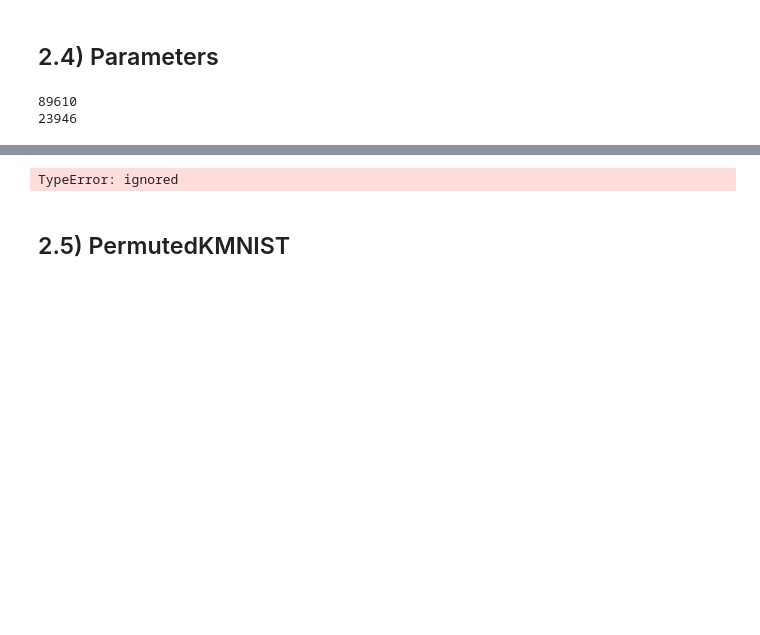
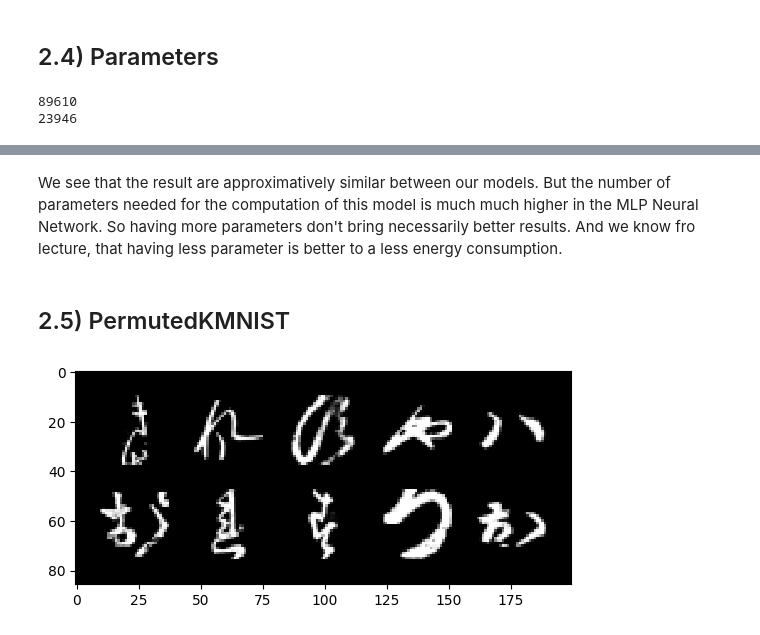
Before and after one commit to fpalmisa/FundamentalLearningEPFL, a Jupyter notebook: Homework 3/Homework3.ipynb, the cells around one changed output, grey strips where cells are left out. Saved outputs shown, nothing was run; the diff lists cells and outputs as text; code cells hidden in the pictures; blank space fills up the shorter version.

```diff
--- a/Homework 3/Homework3.ipynb
+++ b/Homework 3/Homework3.ipynb
@@ -704,6 +720,4 @@ print(len(integer_values))
-# %%
-df = pd.DataFrame(accuracies, index = models, columns = ['Accuracy'])
-# %% [output]
-TypeError: ignored
+# %% [markdown]
+We see that the result are approximatively similar between our models. But the number of parameters needed for the computation of this model is much much higher in the MLP Neural Network. So having more parameters don't bring necessarily better results. And we know fro lecture, that having less parameter is better to a less energy consumption.
 # %% [markdown]
 ## 2.5) PermutedKMNIST
@@ -709,0 +735,53 @@ TypeError: ignored
+# %%
+transform_permuted = T.Compose([T.ToTensor(), RandomPermutation(28*28)])
+
+# load the train dataset
+train_permuted_dataset = torchvision.datasets.KMNIST(
+    root='./data/',
+    train=True,
+    download=True,
+    transform=transform_permuted)
+
+# load the test dataset
+test_permuted_dataset = torchvision.datasets.KMNIST(
+    root='./data/',
+    train=False,
+    download=True,
+    transform=transform_permuted)
+
+# Create the validation dataset from the train dataset
+train_permuted_dataset, val_permuted_dataset = torch.utils.data.random_split(train_permuted_dataset, [50000, 10000])
+# %%
+# construct the dataloader for the traininig dataset.
+# Here we shuffle the data to promote stochasticity.
+train_permuted_dataloader = torch.utils.data.DataLoader(
+    dataset=train_permuted_dataset,
+    batch_size=BATCH_SIZE,
+    shuffle=True,
+    num_workers=2)
+
+
+# Construct the dataloader for the testing dataset.
+test_permuted_dataloader = torch.utils.data.DataLoader(
+    dataset=test_permuted_dataset,
+    batch_size=TEST_BATCH_SIZE,
+    shuffle=False,
+    num_workers=2)
+
+validation_permuted_dataloader = torch.utils.data.DataLoader(
+    dataset=val_permuted_dataset,
+    batch_size=TEST_BATCH_SIZE,
+    shuffle=False,
+    num_workers=2)
+
+# Get the first 10 images of the train dataset. Hint: use next(), iter()
+images = next(iter(train_dataloader))[0][:10]
+grid = torchvision.utils.make_grid(images, nrow=5, padding=10)
+
+def show(img):
+    npimg = img.numpy()
+    plt.imshow(np.transpose(npimg, (1,2,0)), interpolation='nearest')
+
+show(grid)
+# %% [output]
+[figure, added]
```
Also changed, not shown: parts of 30 cells of this notebook.
